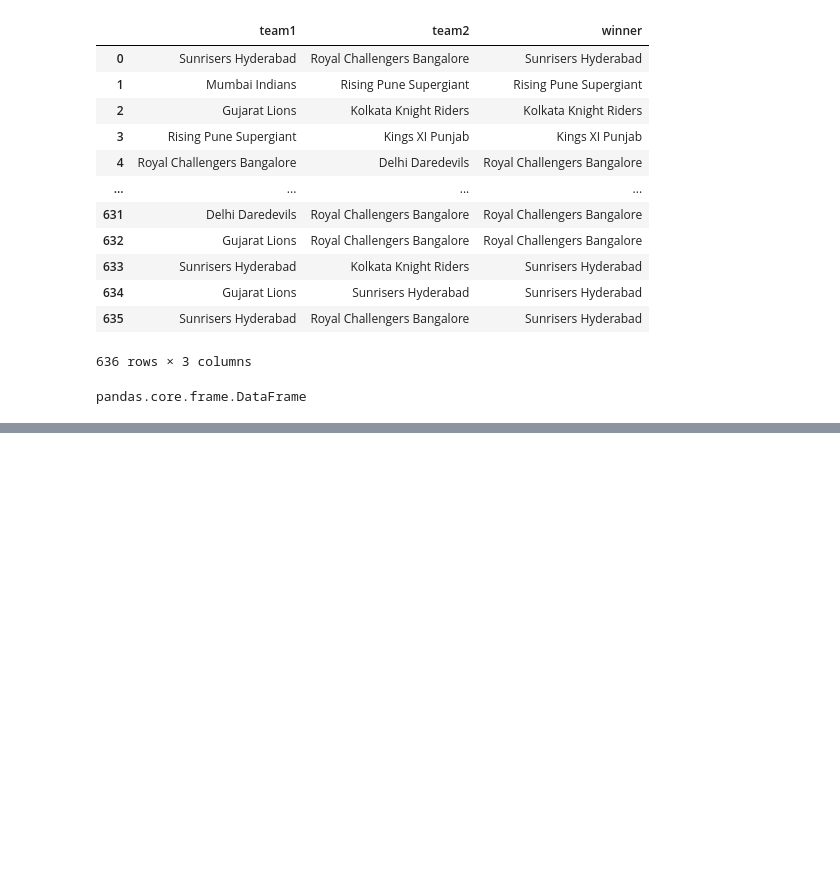
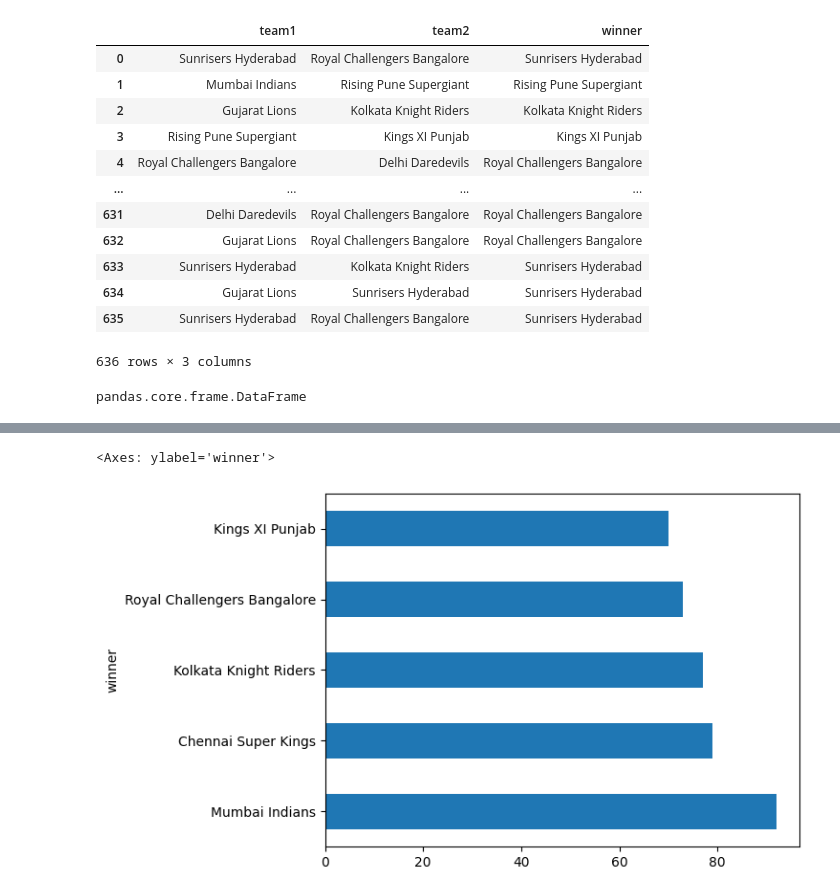
Before and after one commit to Bhavik2209/pandas_basics_-IPL-analysis-, a Jupyter notebook: IPL_analysis.ipynb, the cells around one changed output, grey strips where cells are left out. Drawn from its saved outputs; the diff is of its cells as text; code cells hidden in the pictures; blank space fills up the shorter version.

```diff
--- a/IPL_analysis.ipynb
+++ b/IPL_analysis.ipynb
@@ -84,0 +193,5 @@ pandas.core.frame.DataFrame
+# %%
+df['winner'].value_counts().head().plot(kind='barh')
+# %% [output]
+<Axes: ylabel='winner'>
+[figure, added]
```
Also changed, not shown: parts of 25 cells of this notebook.
